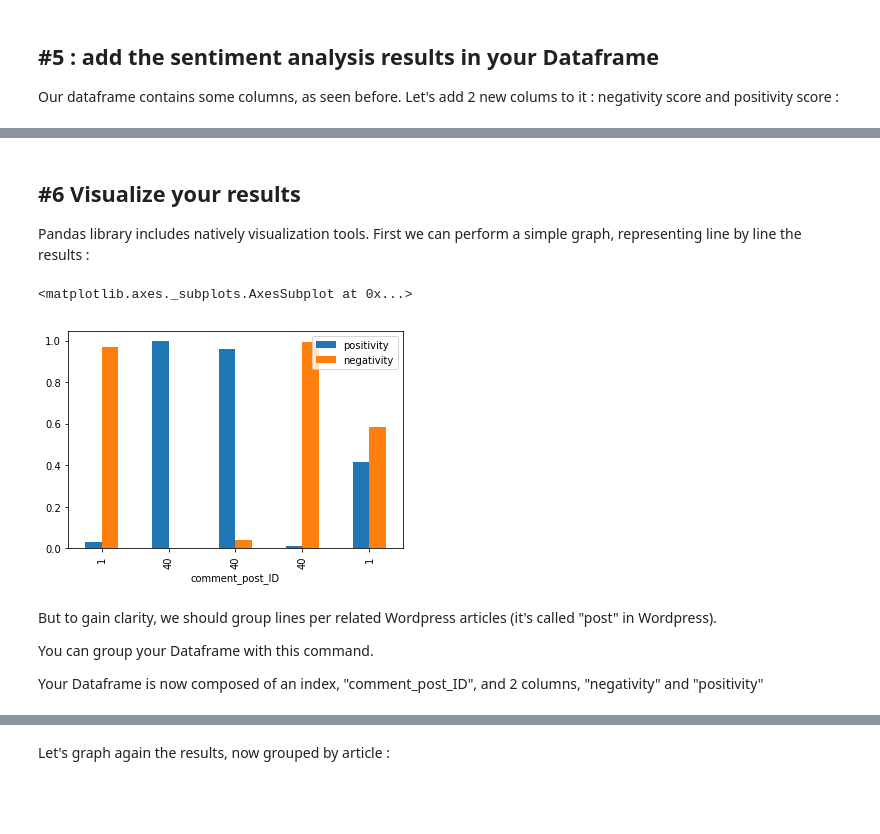
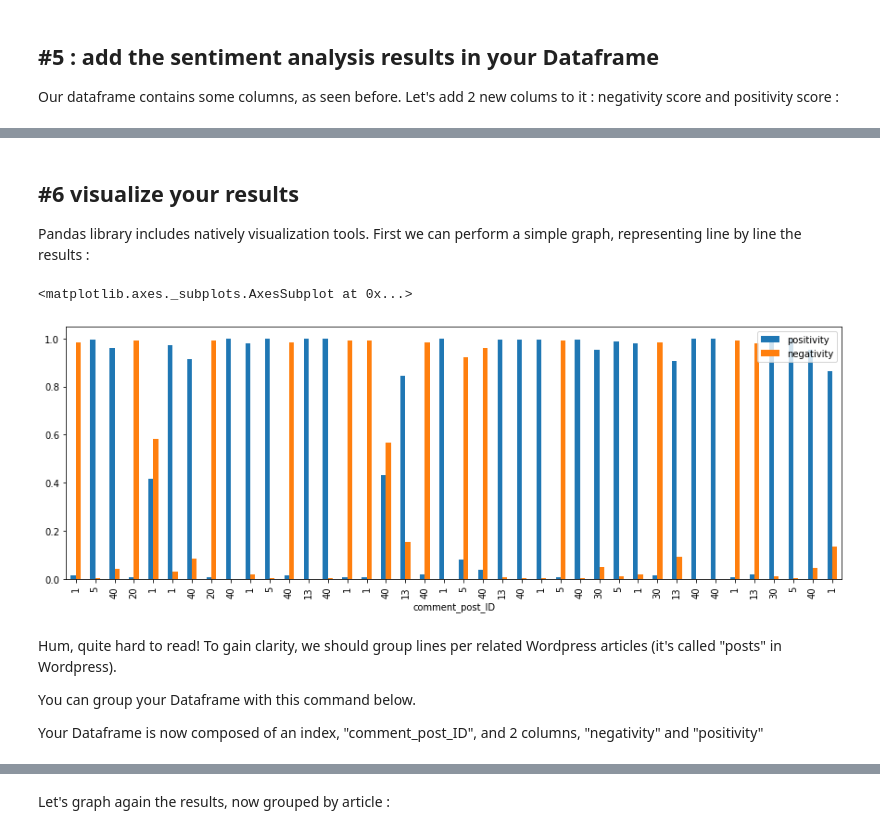
Before and after one commit to baaastijn/notebooks, a Jupyter notebook: machine-learning/wordpress-analyze-sentiments.ipynb, the cells around one changed output, grey strips where cells are left out. Cells and saved outputs as stored; diff of their text form; code cells hidden in the pictures; blank space fills up the shorter version.

```diff
--- a/machine-learning/wordpress-analyze-sentiments.ipynb
+++ b/machine-learning/wordpress-analyze-sentiments.ipynb
@@ -58,5 +62,5 @@ We will use this information ater to regroup comment by post
 # %%
-comments = pd.read_csv('wordpress.comments.csv', delimiter = ',')
+comments = pd.read_csv('wordpress.comments.sample.FR.csv', delimiter = ',')
 
 comments.sample(5)
 # %% [output]
@@ -141,17 +171,17 @@ comments
 # %% [markdown]
-## #6 Visualize your results
+## #6 visualize your results
 
 Pandas library includes natively visualization tools.
 First we can perform a simple graph, representing line by line the results :
 # %%
-comments.plot(x ='comment_post_ID', y=['positivity','negativity'], kind = 'bar')
+comments.plot(x ='comment_post_ID', y=['positivity','negativity'], kind = 'bar', figsize=(15,5))
 # %% [output]
 <matplotlib.axes._subplots.AxesSubplot at 0x...>
-[figure, old version]
+[figure, new version]
 # %% [markdown]
-But to gain clarity, we should group lines per related Wordpress articles (it's called "post" in Wordpress).
+Hum, quite hard to read! To gain clarity, we should group lines per related Wordpress articles (it's called "posts" in Wordpress).
 
-You can group your Dataframe with this command.
+You can group your Dataframe with this command below.
 
 Your Dataframe is now composed of an index, "comment_post_ID", and 2 columns, "negativity" and "positivity"
 # %%
```
Also changed, not shown: parts of 16 cells of this notebook.
